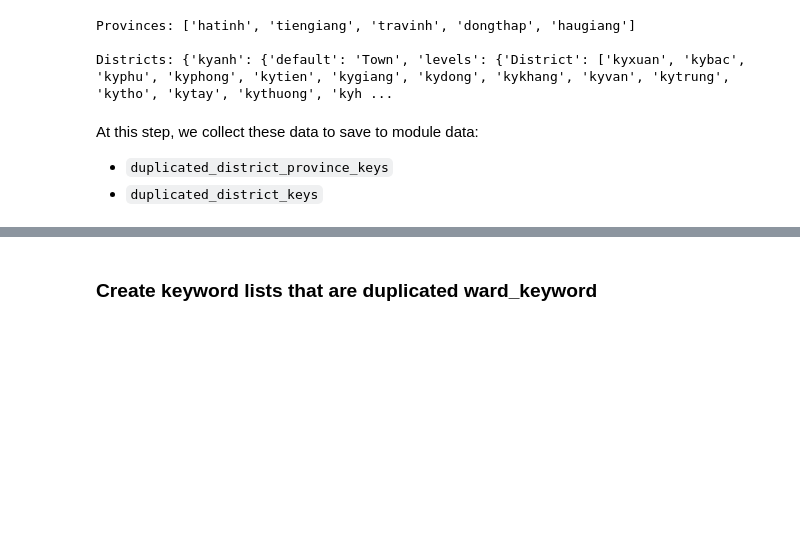
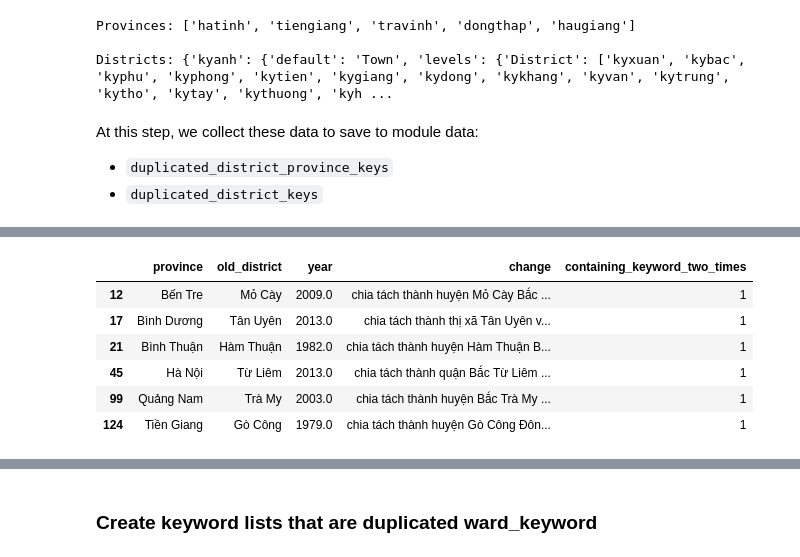
Before and after one commit to tranngocminhhieu/vietnam-administrative-units, a Jupyter notebook: notebook/build_parse_data/main.ipynb, the cells around one changed output, grey strips where cells are left out. Saved outputs shown, nothing was run; the diff lists cells and outputs as text; code cells hidden in the pictures; blank space fills up the shorter version.

```diff
--- a/notebook/build_parse_data/main.ipynb
+++ b/notebook/build_parse_data/main.ipynb
@@ -296,0 +194,12 @@ half_district_keys = {'mocay': {'mocaynam': ['mocay',
+# %%
+df_split = df_district_change[df_district_change.containing_keyword_two_times==1].copy()
+# %%
+df_split
+# %% [output]
+|  | province | old_district | year | change | containing_keyword_two_times |
+| 12 | Bến Tre | Mỏ Cày | 2009.0 | chia tách thành huyện Mỏ Cày Bắc ... | 1 |
+| 17 | Bình Dương | Tân Uyên | 2013.0 | chia tách thành thị xã Tân Uyên v... | 1 |
+| 21 | Bình Thuận | Hàm Thuận | 1982.0 | chia tách thành huyện Hàm Thuận B... | 1 |
+| 45 | Hà Nội | Từ Liêm | 2013.0 | chia tách thành quận Bắc Từ Liêm ... | 1 |
+| 99 | Quảng Nam | Trà My | 2003.0 | chia tách thành huyện Bắc Trà My ... | 1 |
+| 124 | Tiền Giang | Gò Công | 1979.0 | chia tách thành huyện Gò Công Đôn... | 1 |
```
Also changed, not shown: parts of 48 cells of this notebook, 3 other files.
